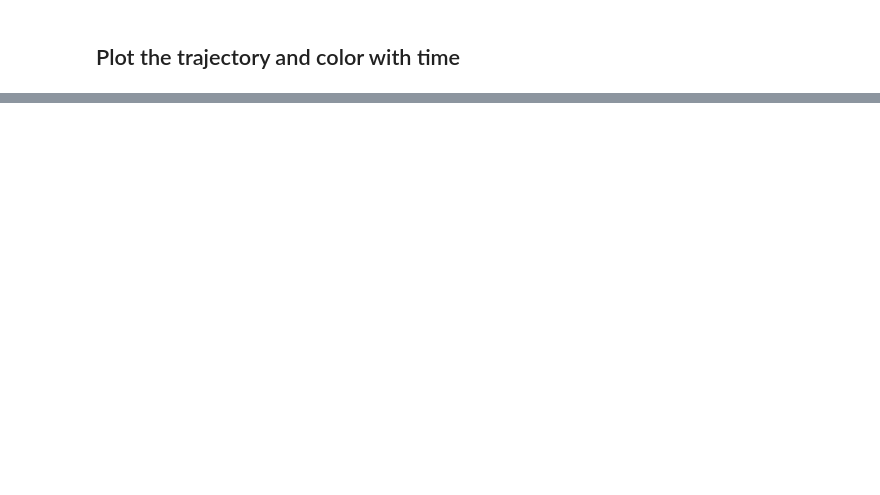
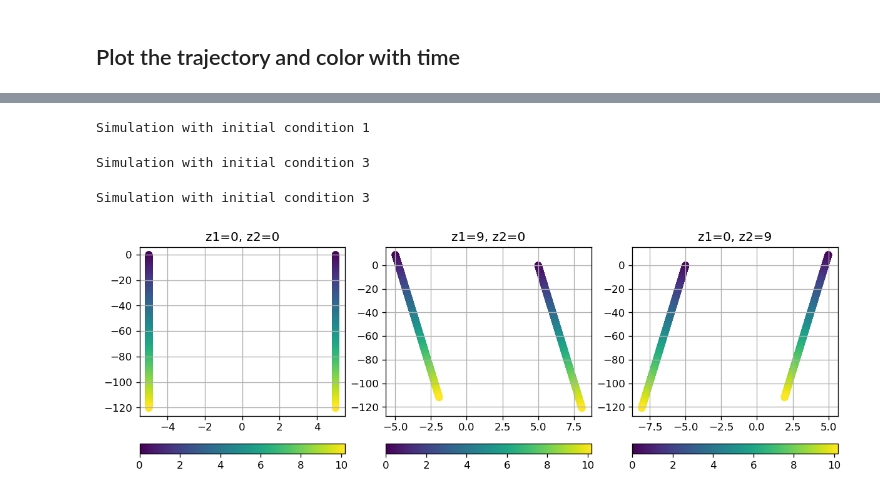
Before and after one commit to rajeshrinet/pystokes, a Jupyter notebook: examples/ismc/ex01_unb_spheres.ipynb, the cells around one changed output, grey strips where cells are left out. Cells and saved outputs as stored; diff of their text form; code cells hidden in the pictures; blank space fills up the shorter version.

```diff
--- a/examples/ismc/ex01_unb_spheres.ipynb
+++ b/examples/ismc/ex01_unb_spheres.ipynb
@@ -180,19 +144,0 @@ forces = pystokes.forceFields.Forces(particles=N)
-# %%
-
-r = np.zeros(3*N)
-F = np.zeros(3*N)
-v = np.zeros(3*N)
-
-F[2*N:3*N]=f0
-
-Nt = int(1e4) ## number of time points
-dt = 0.01
-
-xt1 = np.zeros(Nt+1)
-zt1 = np.zeros(Nt+1)
-xt2 = np.zeros(Nt+1)
-zt2 = np.zeros(Nt+1)
-xt3 = np.zeros(Nt+1)
-zt3 = np.zeros(Nt+1)
-
-print (F, np.min(F) )
@@ -238,0 +145,52 @@ cbar=plt.colorbar(location='top');  plt.grid()
+# %%
+fig = plt.figure(figsize=(12, 4), dpi=120);
+
+
+
+
+plt.subplot(131)
+print ('Simulation with initial condition 1')
+## Initial position 1
+r[0], r[1],  = -5, 5.    ## x position
+r[4], r[5] = 0., 0.
+
+xt1, xt2, zt1, zt2 = simulateSedimentation(r, Nt, dt, N)
+dd=11 ## plot every 11th time-point
+plt.scatter(xt1[::dd], zt1[::dd], c=dt*np.arange(xt1[::dd].size))
+plt.scatter(xt2[::dd], zt2[::dd], c=dt*np.arange(xt1[::dd].size))
+
+cbar=plt.colorbar(location='bottom', pad=0.12);  plt.grid();  plt.title('z1=0, z2=0')
+
+
+plt.subplot(132)
+print ('Simulation with initial condition 3')
+## Initial position 1
+r[0], r[1],  = -5, 5.    ## x position
+r[4], r[5] = 9., 0.
+
+xt1, xt2, zt1, zt2 = simulateSedimentation(r, Nt, dt, N)
+dd=11 ## plot every 11th time-point
+plt.scatter(xt1[::dd], zt1[::dd], c=dt*np.arange(xt1[::dd].size))
+plt.scatter(xt2[::dd], zt2[::dd], c=dt*np.arange(xt1[::dd].size))
+
+cbar=plt.colorbar(location='bottom', pad=0.12);  plt.grid();   plt.title('z1=9, z2=0')
+
+
+
+plt.subplot(133)
+print ('Simulation with initial condition 3')
+## Initial position 1
+r[0], r[1],  = -5, 5.    ## x position
+r[4], r[5] = 0., 9.
+
+xt1, xt2, zt1, zt2 = simulateSedimentation(r, Nt, dt, N)
+dd=11 ## plot every 11th time-point
+plt.scatter(xt1[::dd], zt1[::dd], c=dt*np.arange(xt1[::dd].size))
+plt.scatter(xt2[::dd], zt2[::dd], c=dt*np.arange(xt1[::dd].size))
+
+cbar=plt.colorbar(location='bottom', pad=0.12);  plt.grid();  plt.title('z1=0, z2=9') ;
+# %% [output]
+Simulation with initial condition 1
+Simulation with initial condition 3
+Simulation with initial condition 3
+[figure, added]
```
Also changed, not shown: parts of 20 cells of this notebook, 2 other files.
